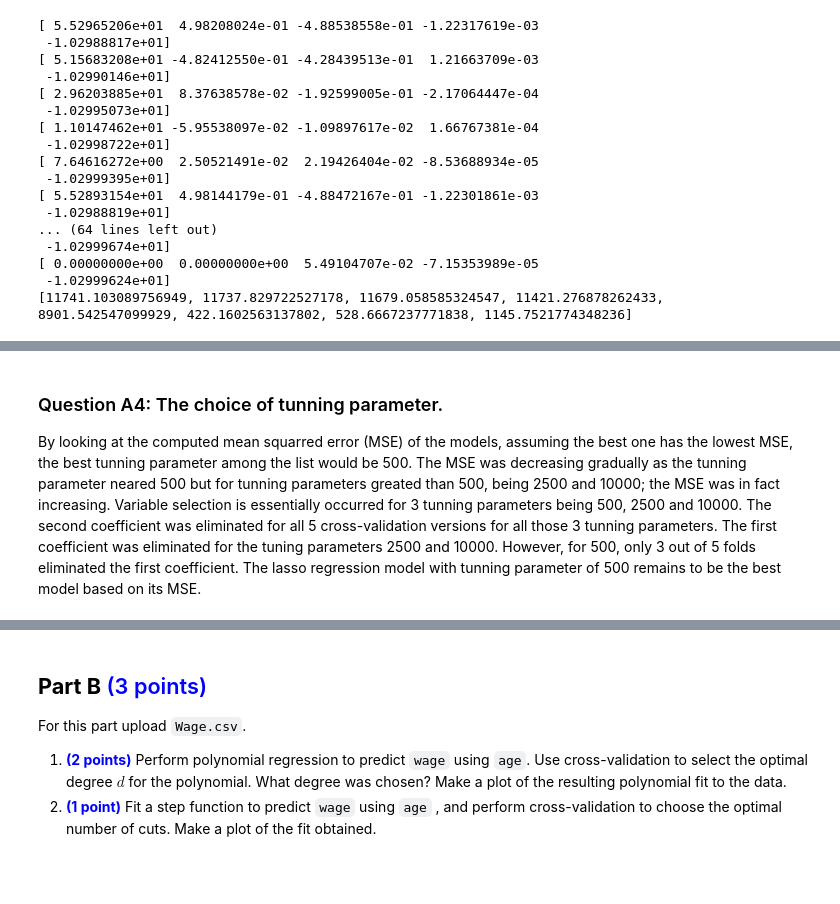
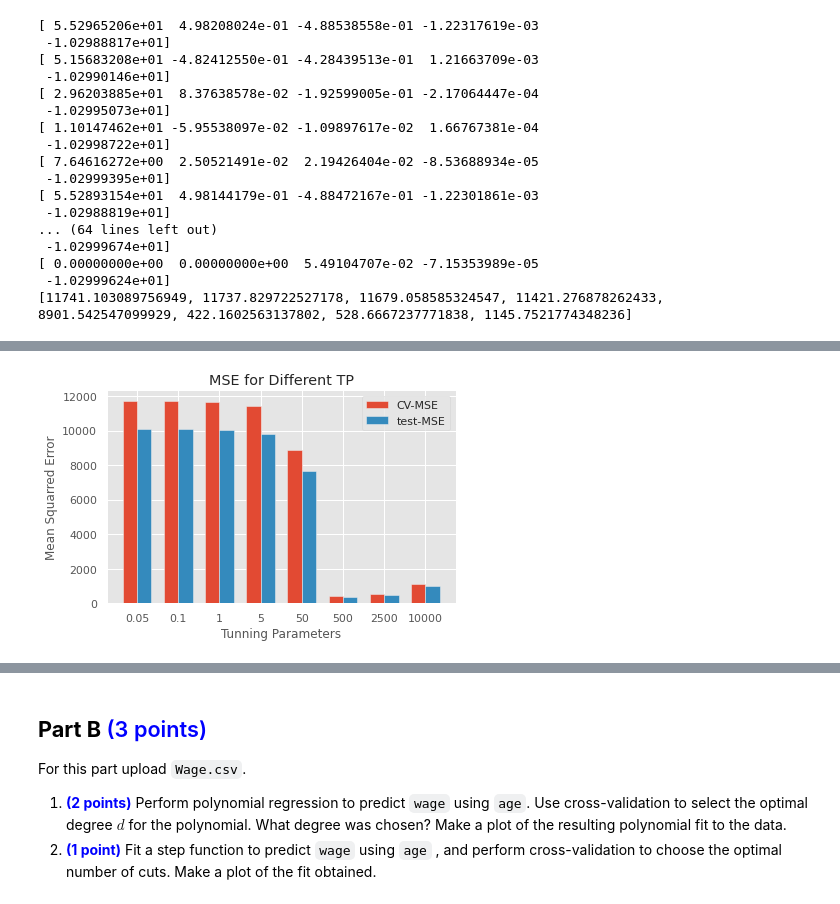
Before and after one commit to ahmedopolis/YCBS-255-Statistical-Machine-Learning, a Jupyter notebook: Assignments/Assignment 3/assignment03_mcgill_ahmedibrahim.ipynb, the cells around one changed output, grey strips where cells are left out. Drawn from its saved outputs; the diff is of its cells as text; code cells hidden in the pictures; blank space fills up the shorter version.

```diff
--- a/Assignments/Assignment 3/assignment03_mcgill_ahmedibrahim.ipynb
+++ b/Assignments/Assignment 3/assignment03_mcgill_ahmedibrahim.ipynb
@@ -134,3 +138,7 @@ print(lasso_avg_mse_list)
 [ 0.00000000e+00  0.00000000e+00  5.49104707e-02 -7.15353989e-05
  -1.02999624e+01]
 [11741.103089756949, 11737.829722527178, 11679.058585324547, 11421.276878262433, 8901.542547099929, 422.1602563137802, 528.6667237771838, 1145.7521774348236]
+# %%
+# Question A3: Split the dataset into training (70%) and test sets (30%). 'A' is for 'Question A'.
+from sklearn.model_selection import train_test_split
+X_train_A, X_test_A, y_train_A, y_test_A = train_test_split(X, y, test_size = 0.3, random_state = 12)
@@ -146,4 +213,22 @@ plt.show()
-# %% [markdown]
-### Question A4: The choice of tunning parameter.
-
-By looking at the computed mean squarred error (MSE) of the models, assuming the best one has the lowest MSE, the best tunning parameter among the list would be 500. The MSE was decreasing gradually as the tunning parameter neared 500 but for tunning parameters greated than 500, being 2500 and 10000; the MSE was in fact increasing. Variable selection is essentially occurred for 3 tunning parameters being 500, 2500 and 10000. The second coefficient was eliminated for all 5 cross-validation versions for all those 3 tunning parameters. The first coefficient was eliminated for the tuning parameters 2500 and 10000. However, for 500, only 3 out of 5 folds eliminated the first coefficient. The lasso regression model with tunning parameter of 500 remains to be the best model based on its MSE.
+# %%
+# Question A4: Plot mse vs tunning parameters.
+width = 0.35
+
+labels = tunning_para_list
+x = np.arange(len(labels))
+fig, ax = plt.subplots()
+rects1 = ax.bar(x - width/2, lasso_avg_mse_CV_list, width, label = 'CV-MSE')
+rects2 = ax.bar(x + width/2, lasso_avg_mse_test_list, width, label = 'test-MSE')
+
+ax.set_ylabel('Mean Squarred Error')
+ax.set_xlabel('Tunning Parameters')
+ax.set_title('MSE for Different TP')
+ax.set_xticks(x)
+ax.set_xticklabels(labels)
+ax.legend()
+
+fig.tight_layout()
+
+plt.show()
+# %% [output]
+[figure, added]
```
Also changed, not shown: parts of 21 cells of this notebook, 2 other files.
